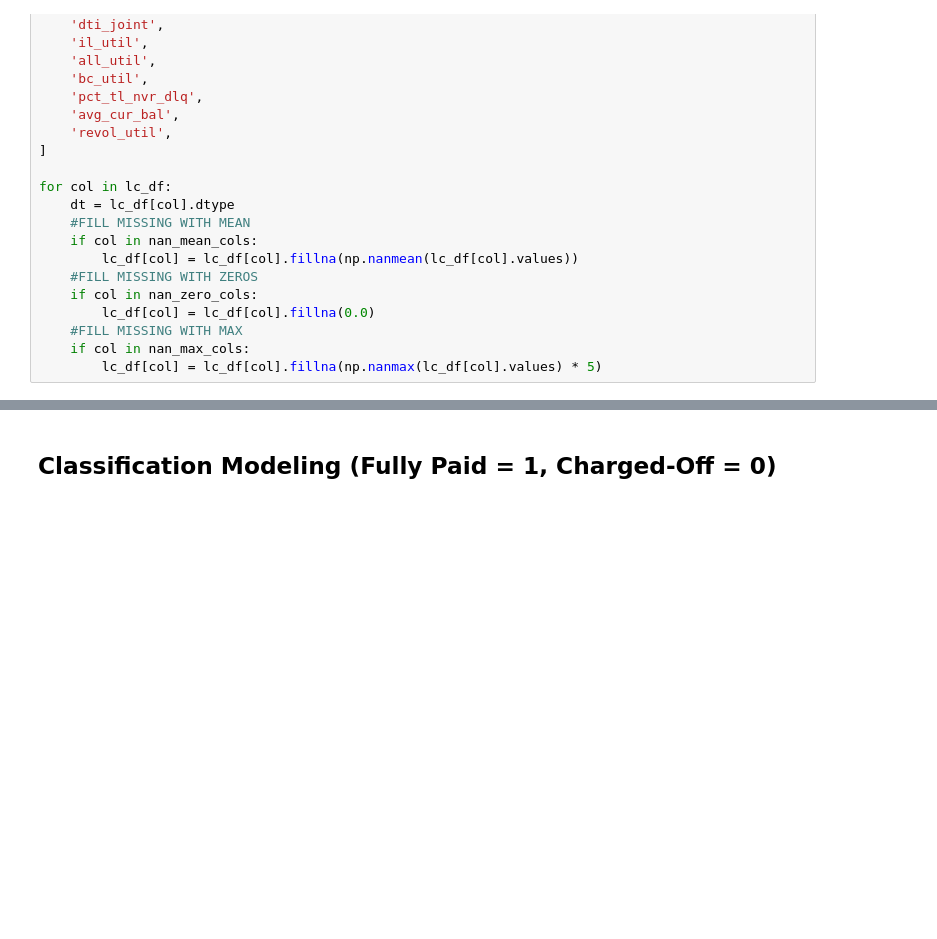
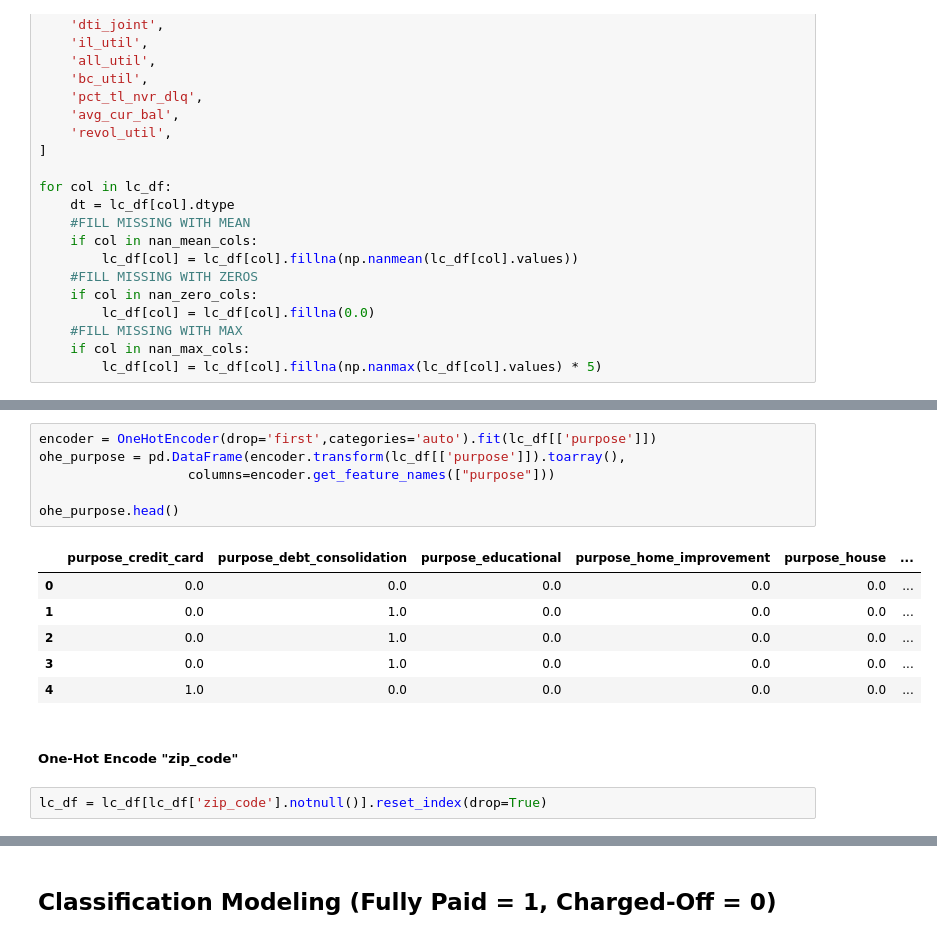
Before and after one commit to as6140/peervest, a Jupyter notebook: lc_eda.ipynb, the cells around one changed output, grey strips where cells are left out. Cells and saved outputs as stored; diff of their text form; blank space fills up the shorter version.

```diff
--- a/lc_eda.ipynb
+++ b/lc_eda.ipynb
@@ -330,0 +437,17 @@ for col in lc_df:
+# %%
+encoder = OneHotEncoder(drop='first',categories='auto').fit(lc_df[['purpose']])
+ohe_purpose = pd.DataFrame(encoder.transform(lc_df[['purpose']]).toarray(),
+                   columns=encoder.get_feature_names(["purpose"]))
+
+ohe_purpose.head()
+# %% [output]
+|  | purpose_credit_card | purpose_debt_consolidation | purpose_educational | purpose_home_improvement | purpose_house | ... |
+| 0 | 0.0 | 0.0 | 0.0 | 0.0 | 0.0 | ... |
+| 1 | 0.0 | 1.0 | 0.0 | 0.0 | 0.0 | ... |
+| 2 | 0.0 | 1.0 | 0.0 | 0.0 | 0.0 | ... |
+| 3 | 0.0 | 1.0 | 0.0 | 0.0 | 0.0 | ... |
+| 4 | 1.0 | 0.0 | 0.0 | 0.0 | 0.0 | ... |
+# %% [markdown]
+##### One-Hot Encode "zip_code"
+# %%
+lc_df = lc_df[lc_df['zip_code'].notnull()].reset_index(drop=True)
```
Also changed, not shown: parts of 40 cells of this notebook.
